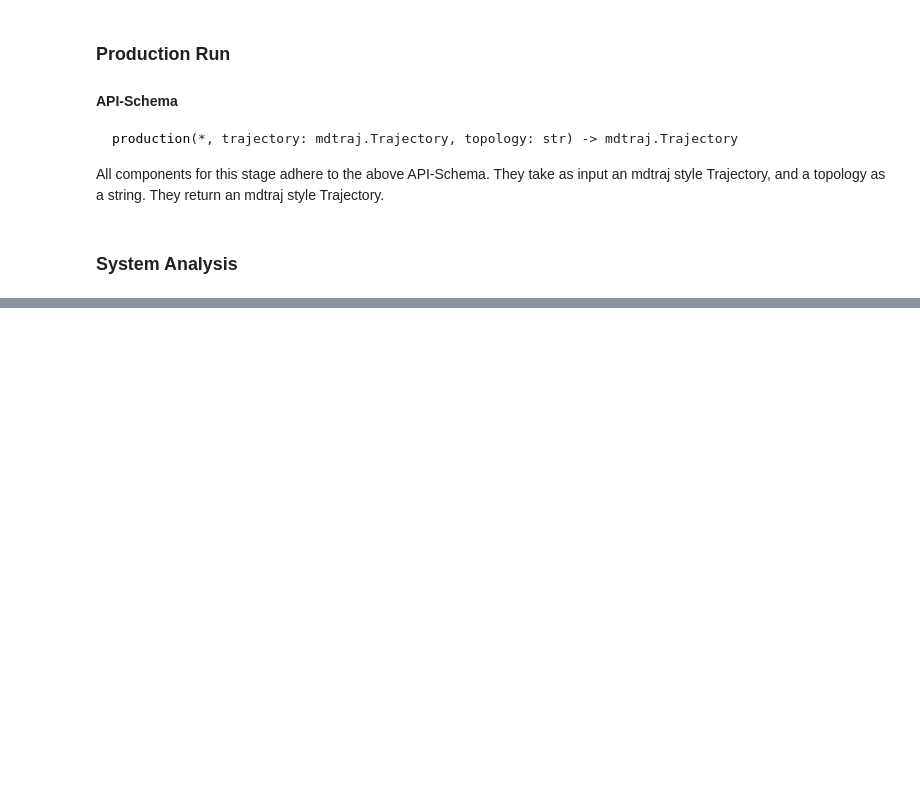
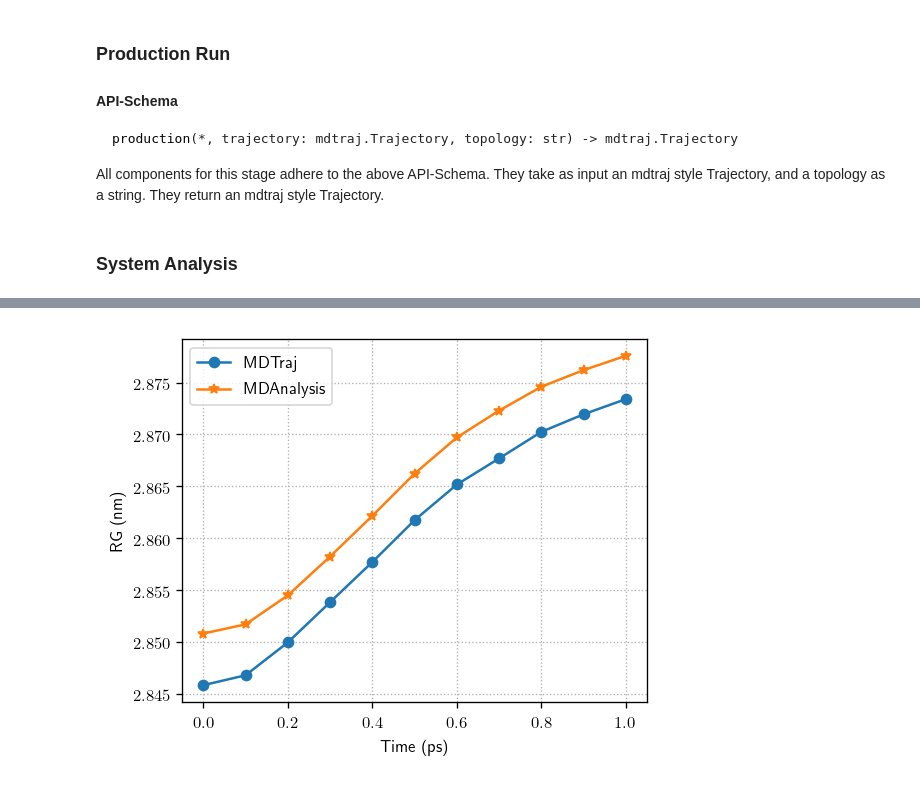
Before and after one commit to Lnaden/mminterconcept, a Jupyter notebook: mminterconcept_jupyter.ipynb, the cells around one changed output, grey strips where cells are left out. Saved outputs shown, nothing was run; the diff lists cells and outputs as text; code cells hidden in the pictures; blank space fills up the shorter version.

```diff
--- a/mminterconcept_jupyter.ipynb
+++ b/mminterconcept_jupyter.ipynb
@@ -165,0 +162,13 @@ plot_den(time_mdt, den_mdt, time_mda, den_mda)
+# %%
+# Compute protein radius of gyration with MDTraj
+time_mdt, rg_mdt = mdtraj_rog(trajectory)
+
+# Compute protein radius of gyration with MDAnalysis
+time_mda, rg_mda = mda_rog(trajectory)
+
+# Plot RG as a function of time
+from mminterconcept.analysis import plot_rg
+
+plot_rg(time_mdt, rg_mdt, time_mda, rg_mda)
+# %% [output]
+[figure, added]
```
Also changed, not shown: parts of 11 cells of this notebook.
